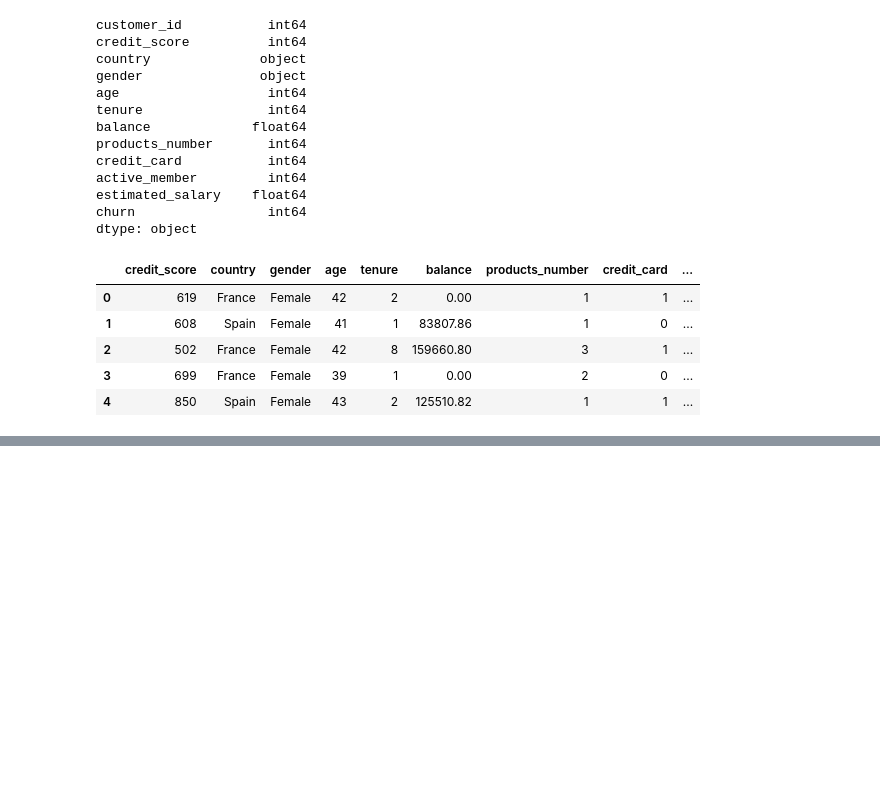
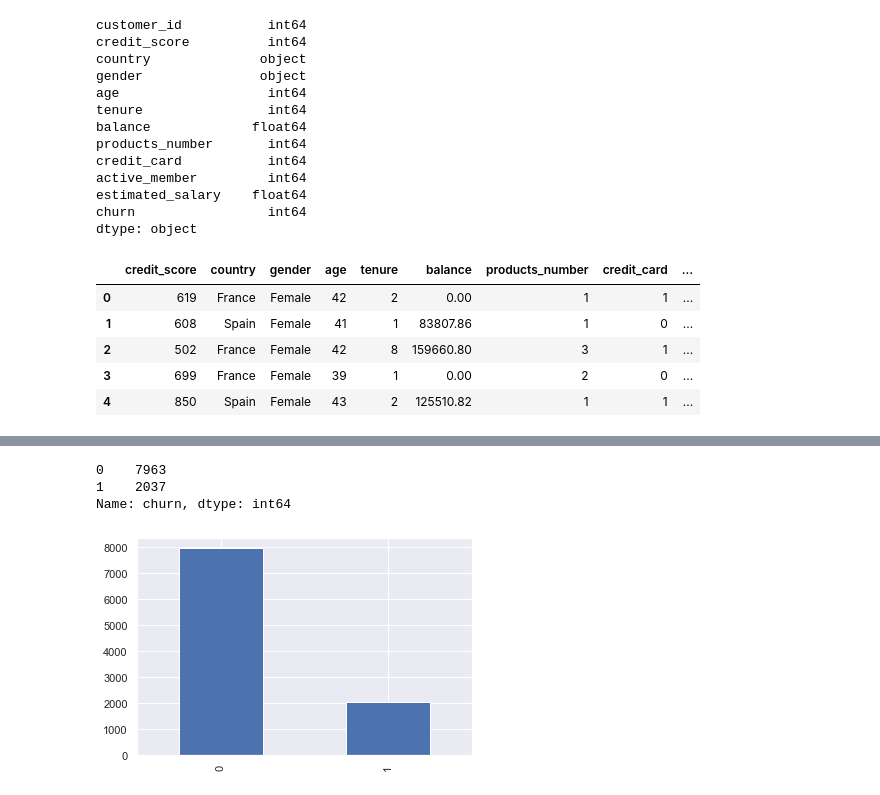
Before and after one commit to smutneja1/ai_capstone_seerat, a Jupyter notebook: index.ipynb, the cells around one changed output, grey strips where cells are left out. Drawn from its saved outputs; the diff is of its cells as text; code cells hidden in the pictures; blank space fills up the shorter version.

Commit message:
added bar chart and pie chart visualizations

```diff
--- a/index.ipynb
+++ b/index.ipynb
@@ -124,0 +119,11 @@ sns.heatmap(finaldata.corr(), fmt = '.2g')
+# %%
+#Count the churned observations in the dataset and visualize the results in a bar graph
+color_wheel = {1: "#0392cf", 2: "#7bc043"}
+colors = finaldata["churn"].map(lambda x: color_wheel.get(x + 1))
+print(finaldata.churn.value_counts())
+p=finaldata.churn.value_counts().plot(kind="bar")
+# %% [output]
+0    7963
+1    2037
+Name: churn, dtype: int64
+[figure, added]
```
Also changed, not shown: parts of 8 cells of this notebook.
